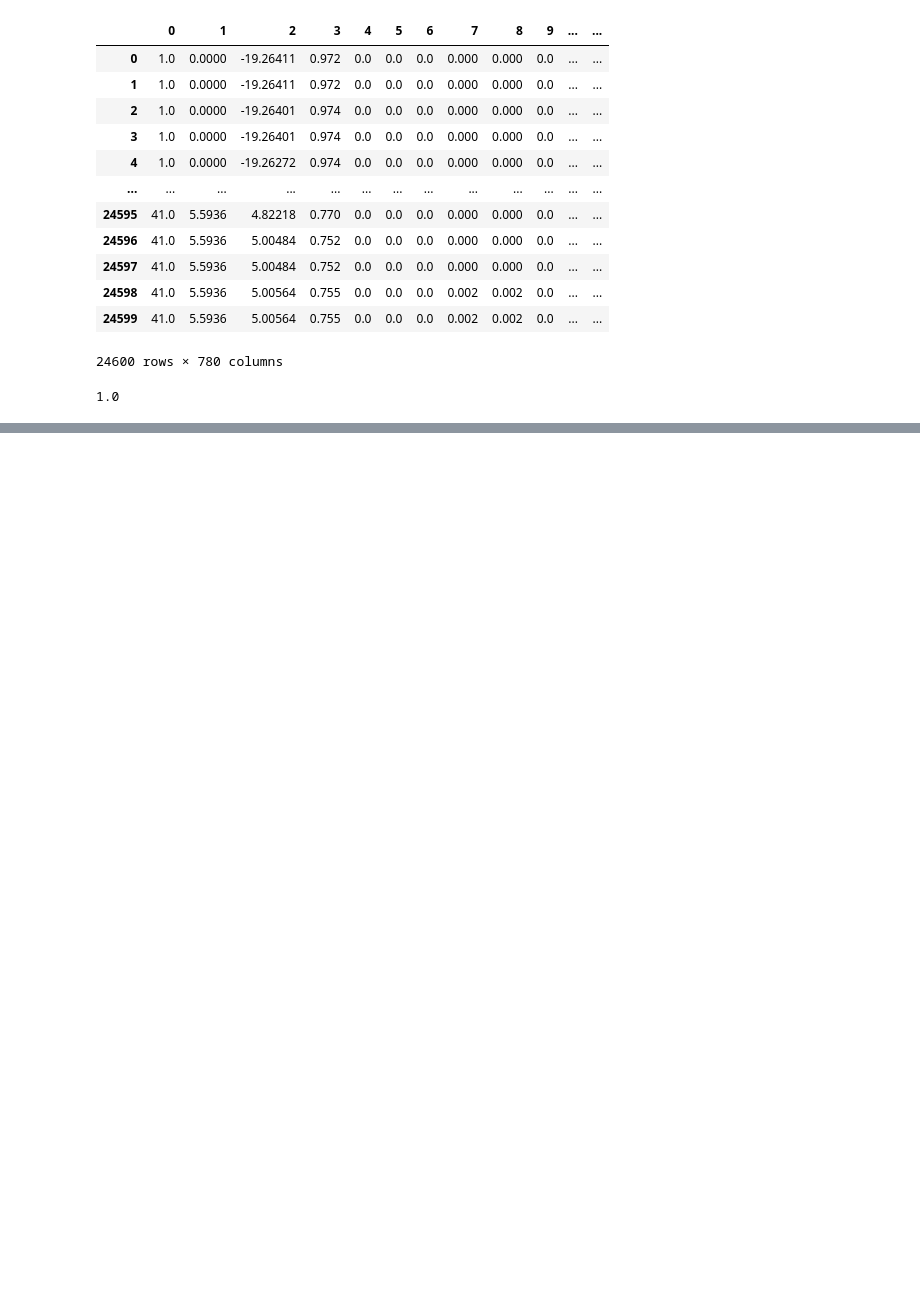
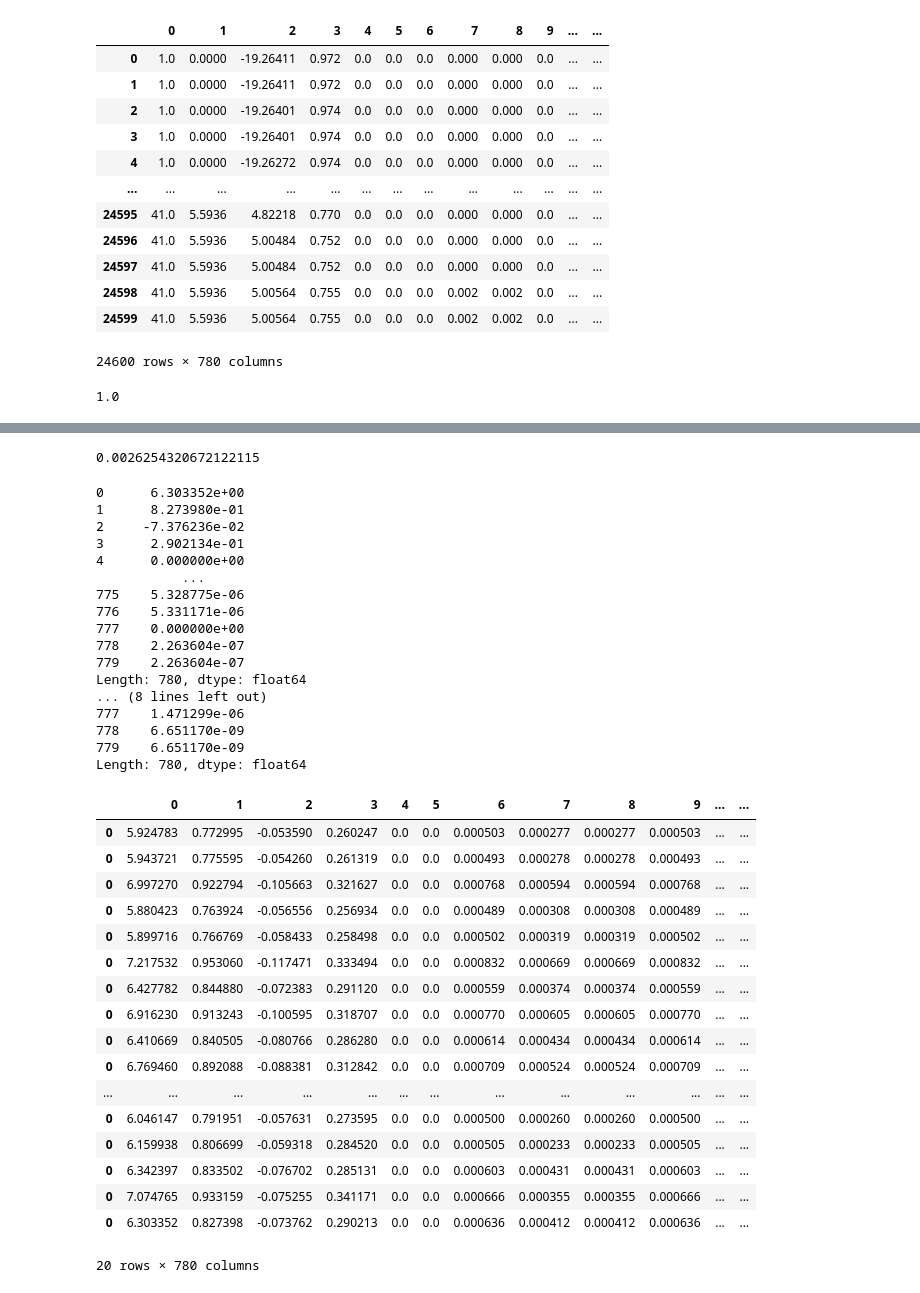
Before and after one commit to yinan-c/exciton_decomposition, a Jupyter notebook: read_kpdos.ipynb, the cells around one changed output, grey strips where cells are left out. Cells and saved outputs as stored; diff of their text form; code cells hidden in the pictures; blank space fills up the shorter version.

```diff
--- a/read_kpdos.ipynb
+++ b/read_kpdos.ipynb
@@ -193,0 +218,67 @@ temp_contrib_c_dict[(0,1)]
+# %%
+temp_contrib_v_dict[(s_select,k_select)].sum()
+# %% [output]
+0.0026254320672122115
+# %%
+ns_accumulated_df_valence = pd.DataFrame()
+ns_accumulated_df_conduction = pd.DataFrame()
+for s_select in range(nS):
+    accumulated_df_valence = pd.DataFrame()
+    accumulated_df_conduction = pd.DataFrame()
+    for k_select in range(n_k):
+        current_weighted_sum_valence = reversed_valence_df.loc[k_select+1].iloc[0:nv,:].mul(temp_contrib_v_dict[(s_select, k_select)], axis=0).sum()
+        current_weighted_sum_conduction = conduction_df.loc[k_select+1].iloc[0:nc,:].mul(temp_contrib_c_dict[(s_select, k_select)], axis=0).sum()
+        if accumulated_df_valence.empty:
+            accumulated_df_valence = pd.DataFrame([current_weighted_sum_valence])
+        else:
+            accumulated_df_valence += current_weighted_sum_valence
+        if accumulated_df_conduction.empty:
+            accumulated_df_conduction = pd.DataFrame([current_weighted_sum_conduction])
+        else:
+            accumulated_df_conduction += current_weighted_sum_conduction
+    ns_accumulated_df_valence = pd.concat([ns_accumulated_df_valence, accumulated_df_valence], axis=0)
+    ns_accumulated_df_conduction = pd.concat([ns_accumulated_df_conduction, accumulated_df_conduction], axis=0)
+
+final_sum_valence = accumulated_df_valence.sum(axis=0)
+final_sum_conduction = accumulated_df_conduction.sum(axis=0)
+
+print(final_sum_valence)
+print(final_sum_conduction)
+#result_df
+ns_accumulated_df_valence
+# %% [output]
+0      6.303352e+00
+1      8.273980e-01
+2     -7.376236e-02
+3      2.902134e-01
+4      0.000000e+00
+           ...
+775    5.328775e-06
+776    5.331171e-06
+777    0.000000e+00
+778    2.263604e-07
+779    2.263604e-07
+Length: 780, dtype: float64
+... (8 lines left out)
+777    1.471299e-06
+778    6.651170e-09
+779    6.651170e-09
+Length: 780, dtype: float64
+|  | 0 | 1 | 2 | 3 | 4 | 5 | 6 | 7 | 8 | 9 | ... | ... |
+| 0 | 5.924783 | 0.772995 | -0.053590 | 0.260247 | 0.0 | 0.0 | 0.000503 | 0.000277 | 0.000277 | 0.000503 | ... | ... |
+| 0 | 5.943721 | 0.775595 | -0.054260 | 0.261319 | 0.0 | 0.0 | 0.000493 | 0.000278 | 0.000278 | 0.000493 | ... | ... |
+| 0 | 6.997270 | 0.922794 | -0.105663 | 0.321627 | 0.0 | 0.0 | 0.000768 | 0.000594 | 0.000594 | 0.000768 | ... | ... |
+| 0 | 5.880423 | 0.763924 | -0.056556 | 0.256934 | 0.0 | 0.0 | 0.000489 | 0.000308 | 0.000308 | 0.000489 | ... | ... |
+| 0 | 5.899716 | 0.766769 | -0.058433 | 0.258498 | 0.0 | 0.0 | 0.000502 | 0.000319 | 0.000319 | 0.000502 | ... | ... |
+| 0 | 7.217532 | 0.953060 | -0.117471 | 0.333494 | 0.0 | 0.0 | 0.000832 | 0.000669 | 0.000669 | 0.000832 | ... | ... |
+| 0 | 6.427782 | 0.844880 | -0.072383 | 0.291120 | 0.0 | 0.0 | 0.000559 | 0.000374 | 0.000374 | 0.000559 | ... | ... |
+| 0 | 6.916230 | 0.913243 | -0.100595 | 0.318707 | 0.0 | 0.0 | 0.000770 | 0.000605 | 0.000605 | 0.000770 | ... | ... |
+| 0 | 6.410669 | 0.840505 | -0.080766 | 0.286280 | 0.0 | 0.0 | 0.000614 | 0.000434 | 0.000434 | 0.000614 | ... | ... |
+| 0 | 6.769460 | 0.892088 | -0.088381 | 0.312842 | 0.0 | 0.0 | 0.000709 | 0.000524 | 0.000524 | 0.000709 | ... | ... |
+| ... | ... | ... | ... | ... | ... | ... | ... | ... | ... | ... | ... | ... |
+| 0 | 6.046147 | 0.791951 | -0.057631 | 0.273595 | 0.0 | 0.0 | 0.000500 | 0.000260 | 0.000260 | 0.000500 | ... | ... |
+| 0 | 6.159938 | 0.806699 | -0.059318 | 0.284520 | 0.0 | 0.0 | 0.000505 | 0.000233 | 0.000233 | 0.000505 | ... | ... |
+| 0 | 6.342397 | 0.833502 | -0.076702 | 0.285131 | 0.0 | 0.0 | 0.000603 | 0.000431 | 0.000431 | 0.000603 | ... | ... |
+| 0 | 7.074765 | 0.933159 | -0.075255 | 0.341171 | 0.0 | 0.0 | 0.000666 | 0.000355 | 0.000355 | 0.000666 | ... | ... |
+| 0 | 6.303352 | 0.827398 | -0.073762 | 0.290213 | 0.0 | 0.0 | 0.000636 | 0.000412 | 0.000412 | 0.000636 | ... | ... |
+20 rows × 780 columns
```
Also changed, not shown: parts of 12 cells of this notebook.
